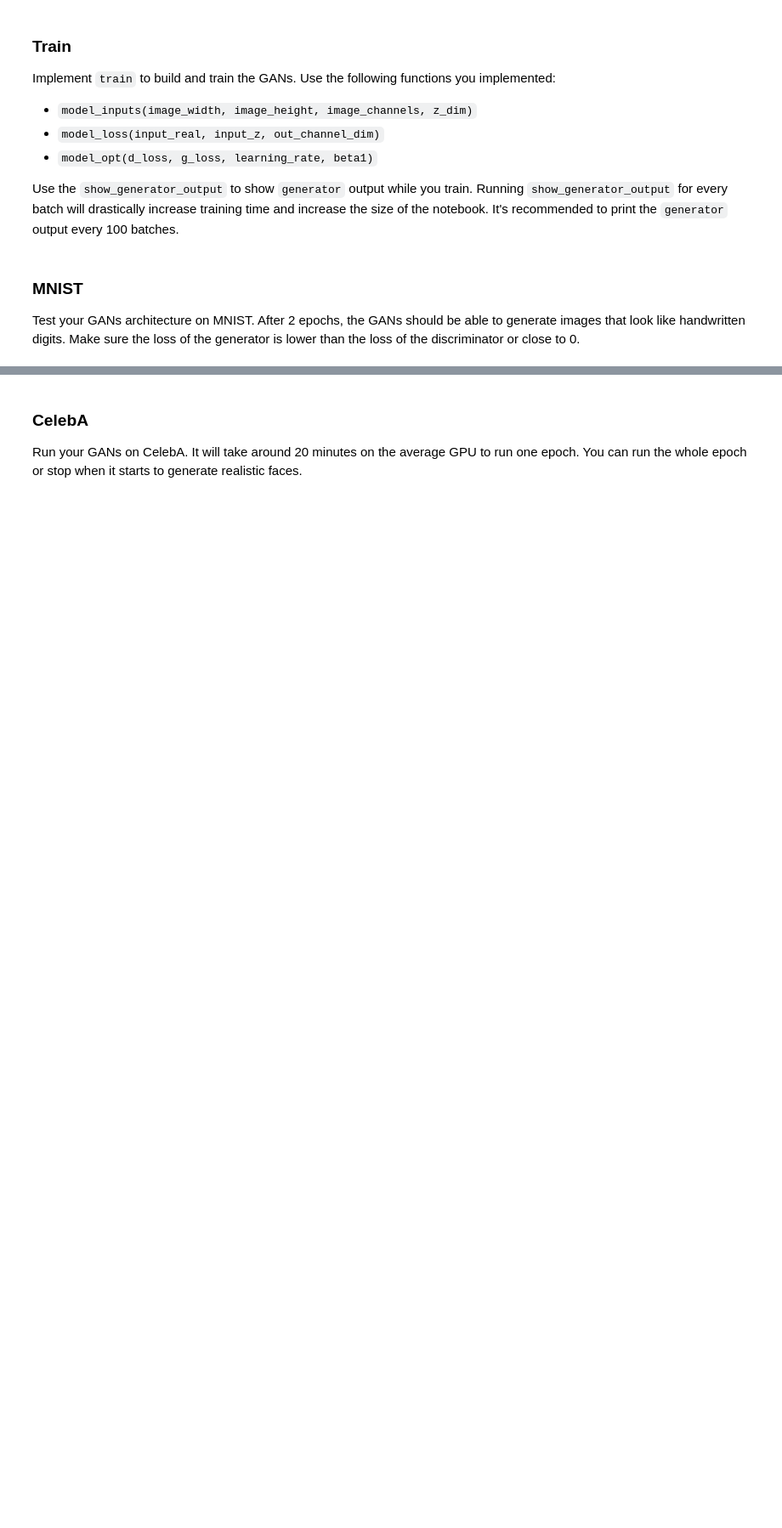
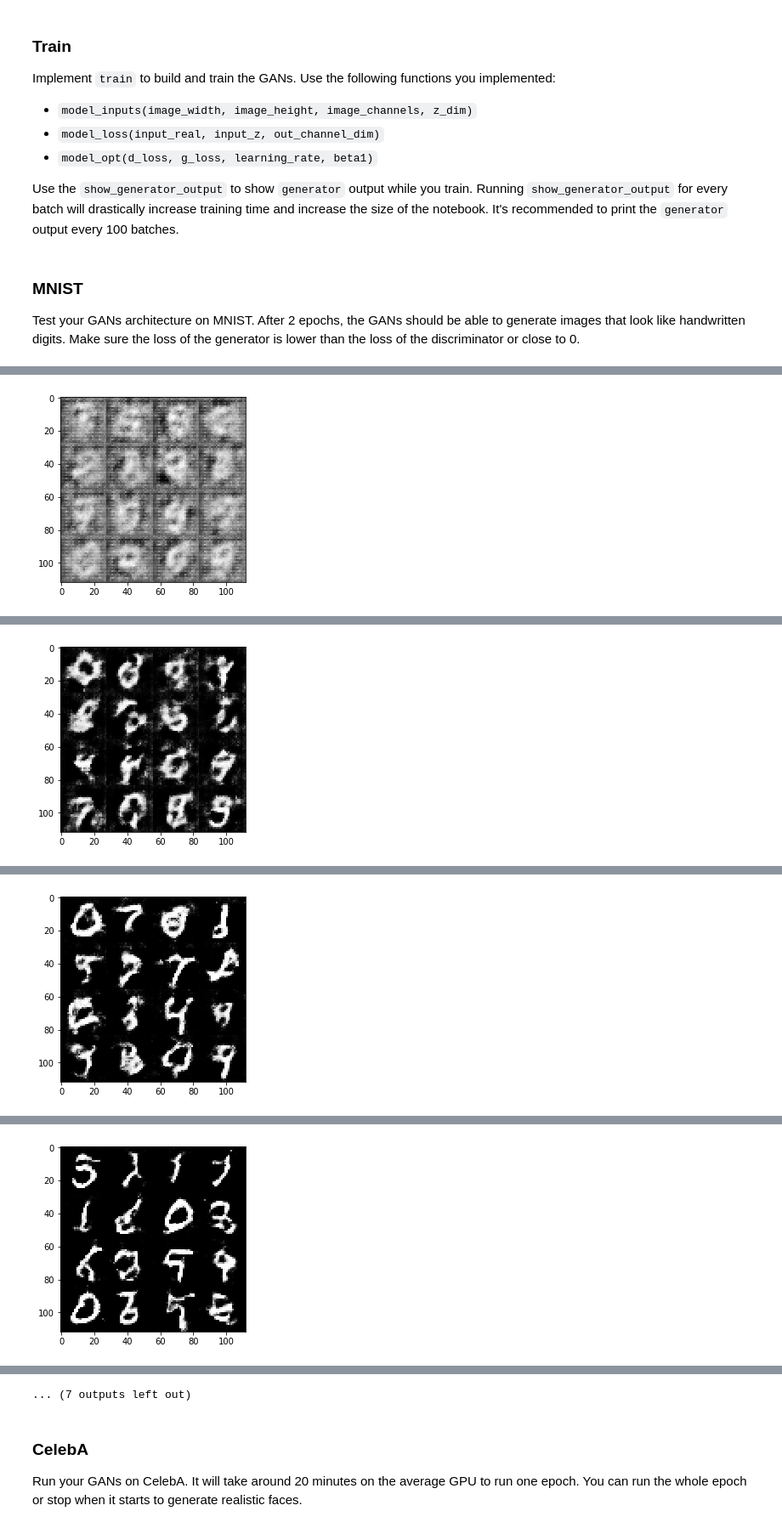
Before and after one commit to jaknap32/udacity_DeepLearning_Nanodegree, a Jupyter notebook: face_generation/dlnd_face_generation.ipynb, the cells around one changed output, grey strips where cells are left out. Shown at 85% size. Saved outputs shown, nothing was run; the diff lists cells and outputs as text; code cells hidden in the pictures; blank space fills up the shorter version.

```diff
--- a/face_generation/dlnd_face_generation.ipynb
+++ b/face_generation/dlnd_face_generation.ipynb
@@ -360,11 +354,10 @@ def train(epoch_count, batch_size, z_dim, learning_rate, beta1, get_batches, dat
                     train_loss_disc = sess.run(disc_loss, {z_inp: batch_z, real_inp: batch_images})
                     train_loss_gen = gen_loss.eval({z_inp: batch_z})
 
-                    print("Epoch {}/{}...".format(epoch_i+1, epoch_count),
-                          "Batch {}...".format(steps),
-                          "Discriminator Loss: {:.4f}...".format(train_loss_disc),
-                          "Generator Loss: {:.4f}".format(train_loss_gen))
-
+                    print("Epoch {}/{} , ".format(epoch_i+1, epoch_count),
+                          "Batch {} , ".format(steps),
+                          "Generator Loss: {:.4f} , ".format(train_loss_gen),
+                          "Discriminator Loss: {:.4f}".format(train_loss_disc))
                 if steps % 100 == 0:
                     show_generator_output(sess, 16, z_inp, data_shape[3], data_image_mode)
 # %% [markdown]
@@ -372,9 +365,9 @@ def train(epoch_count, batch_size, z_dim, learning_rate, beta1, get_batches, dat
 Test your GANs architecture on MNIST.  After 2 epochs, the GANs should be able to generate images that look like handwritten digits.  Make sure the loss of the generator is lower than the loss of the discriminator or close to 0.
 # %%
 batch_size = 128
-z_dim = 128
+z_dim = 100
 learning_rate = 0.001
-beta1 = 0.5
+beta1 = 0.1
 
 
 """
@@ -384,6 +377,6 @@ epochs = 2
 
 mnist_dataset = helper.Dataset('mnist', glob(os.path.join(data_dir, 'mnist/*.jpg')))
 with tf.Graph().as_default():
-    train(epochs, batch_size, z_dim, learning_rate, beta1, mnist_dataset.get_batches,
-          mnist_dataset.shape, mnist_dataset.image_mode)
+    train(epochs, batch_size, z_dim, learning_rate, beta1, mnist_dataset.get_batches
+          ,mnist_dataset.shape, mnist_dataset.image_mode)
 # %% [output]
@@ -390,0 +393 @@ KeyboardInterrupt:
+[figure, added]
@@ -407,0 +404 @@ KeyboardInterrupt
+[figure, added]
@@ -407,0 +415 @@ KeyboardInterrupt
+[figure, added]
@@ -407,0 +426 @@ KeyboardInterrupt
+[figure, added]
@@ -408,3 +449,4 @@ KeyboardInterrupt
+... (7 outputs left out)
 # %% [markdown]
 ### CelebA
 Run your GANs on CelebA.  It will take around 20 minutes on the average GPU to run one epoch.  You can run the whole epoch or stop when it starts to generate realistic faces.
```
Also changed, not shown: parts of 8 cells of this notebook, 1 other file.
